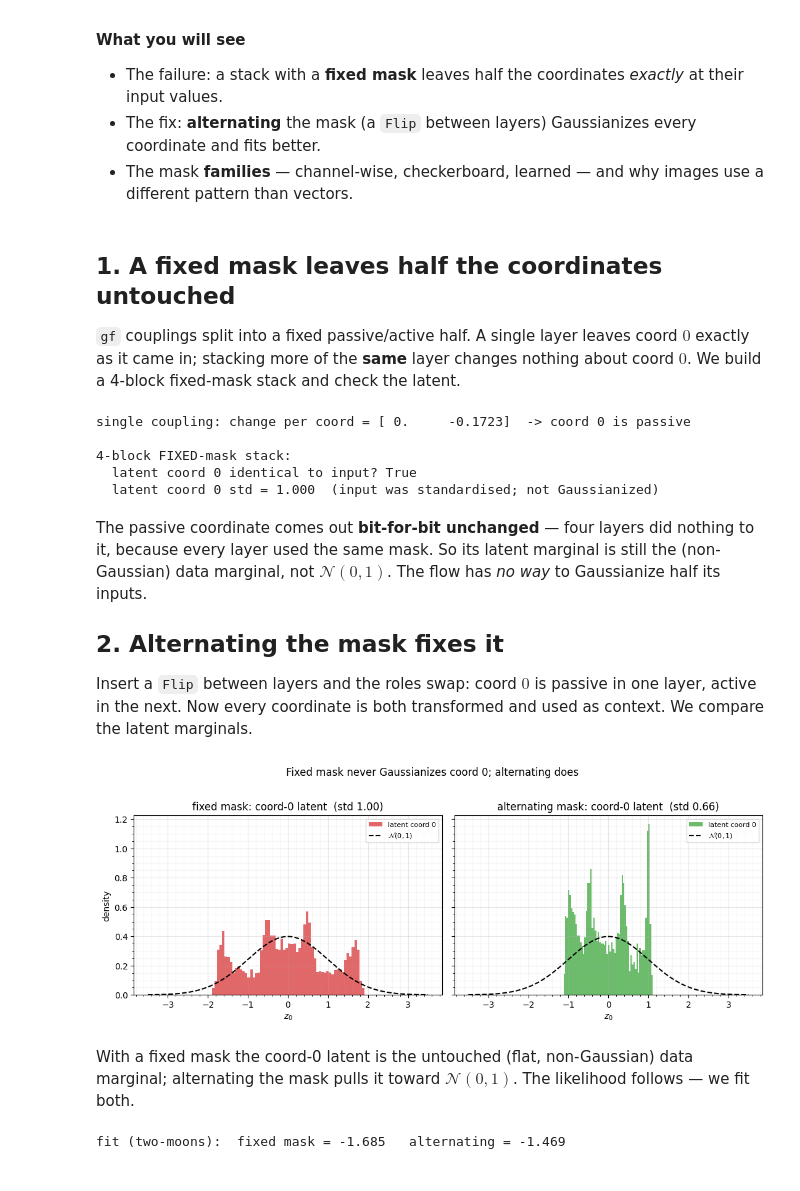
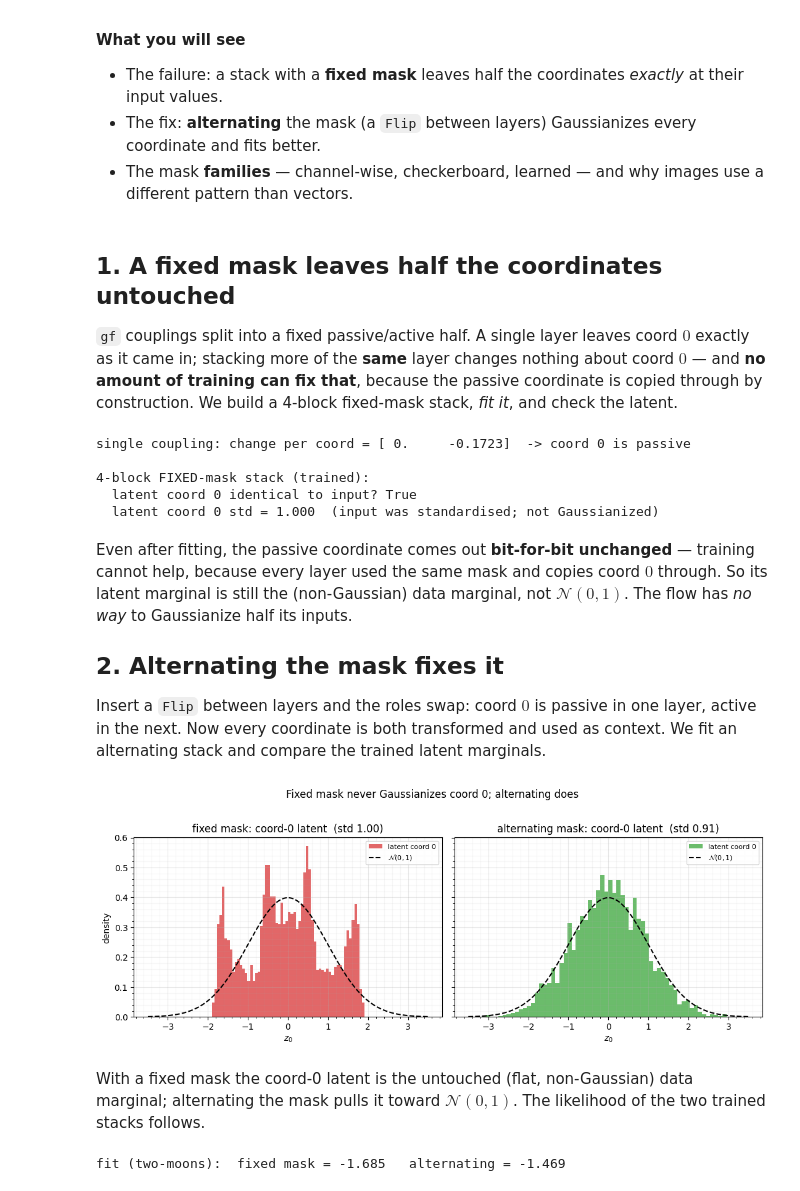
Before and after one commit to jejjohnson/research_notebook, a Jupyter notebook: projects/gaussianization/notebooks/05_coupling/03_mask_design.ipynb, the cells around one changed output. Saved outputs shown, nothing was run; the diff lists cells and outputs as text; code cells hidden in the pictures.

```diff
--- a/projects/gaussianization/notebooks/05_coupling/03_mask_design.ipynb
+++ b/projects/gaussianization/notebooks/05_coupling/03_mask_design.ipynb
@@ -75,53 +98,55 @@ to_latent = lambda flow: np.asarray(jax.vmap(flow.bijection.inverse)(X))   # dat
 
 `gf` couplings split into a fixed passive/active half. A single layer leaves coord
 $0$ exactly as it came in; stacking more of the **same** layer changes nothing
-about coord $0$. We build a 4-block fixed-mask stack and check the latent.
+about coord $0$ — and **no amount of training can fix that**, because the passive
+coordinate is copied through by construction. We build a 4-block fixed-mask stack,
+*fit it*, and check the latent.
 # %%
 single = coupling(jr.key(0))
 delta = np.asarray(single.transform(jnp.array([0.5, 0.5])) - jnp.array([0.5, 0.5]))
 print(f"single coupling: change per coord = {np.round(delta, 4)}  -> coord 0 is passive")
 
-fixed = stack(jr.key(0), 4, alternate=False)
+fixed = train(stack(jr.key(0), 4, alternate=False))   # fit it — the point survives training
 z_fixed = to_latent(fixed)
-print(f"\n4-block FIXED-mask stack:")
+print(f"\n4-block FIXED-mask stack (trained):")
 print(f"  latent coord 0 identical to input? {np.allclose(z_fixed[:, 0], np.asarray(X[:, 0]), atol=1e-6)}")
 print(f"  latent coord 0 std = {z_fixed[:, 0].std():.3f}  (input was standardised; not Gaussianized)")
 # %% [output]
 single coupling: change per coord = [ 0.     -0.1723]  -> coord 0 is passive
 
-4-block FIXED-mask stack:
+4-block FIXED-mask stack (trained):
   latent coord 0 identical to input? True
   latent coord 0 std = 1.000  (input was standardised; not Gaussianized)
 # %% [markdown]
-The passive coordinate comes out **bit-for-bit unchanged** — four layers did
-nothing to it, because every layer used the same mask. So its latent marginal is
-still the (non-Gaussian) data marginal, not $\mathcal{N}(0,1)$. The flow has
-*no way* to Gaussianize half its inputs.
+Even after fitting, the passive coordinate comes out **bit-for-bit unchanged** —
+training cannot help, because every layer used the same mask and copies coord $0$
+through. So its latent marginal is still the (non-Gaussian) data marginal, not
+$\mathcal{N}(0,1)$. The flow has *no way* to Gaussianize half its inputs.
 
 ## 2. Alternating the mask fixes it
 
 Insert a `Flip` between layers and the roles swap: coord $0$ is passive in one
 layer, active in the next. Now every coordinate is both transformed and used as
-context. We compare the latent marginals.
+context. We fit an alternating stack and compare the trained latent marginals.
 # %%
-alt = stack(jr.key(0), 4, alternate=True)
+alt = train(stack(jr.key(0), 4, alternate=True))
 z_alt = to_latent(alt)
 
 zz = np.linspace(-3.5, 3.5, 200)
 fig, axes = plt.subplots(1, 2, figsize=(11, 4.2), sharey=True)
 for ax, zc, title in [(axes[0], z_fixed, "fixed mask"), (axes[1], z_alt, "alternating mask")]:
     ax.hist(zc[:, 0], bins=60, density=True, alpha=0.7, color="tab:red" if title == "fixed mask" else "tab:green",
             label="latent coord 0")
     ax.plot(zz, standard_normal_pdf(zz), **GAUSS_KW, label=r"$\mathcal{N}(0,1)$")
     ax.set(title=f"{title}: coord-0 latent  (std {zc[:, 0].std():.2f})", xlabel="$z_0$")
     ax.legend(fontsize=8); style_ax(ax)
 axes[0].set_ylabel("density")
 fig.suptitle("Fixed mask never Gaussianizes coord 0; alternating does", y=1.02)
 fig.tight_layout()
 # %% [output]
-[figure, old version]
+[figure, new version]
 # %% [markdown]
 With a fixed mask the coord-0 latent is the untouched (flat, non-Gaussian) data
 marginal; alternating the mask pulls it toward $\mathcal{N}(0,1)$. The likelihood
-follows — we fit both.
+of the two trained stacks follows.
 # %%
```
Also changed, not shown: parts of 2 cells of this notebook, 5 other files.
